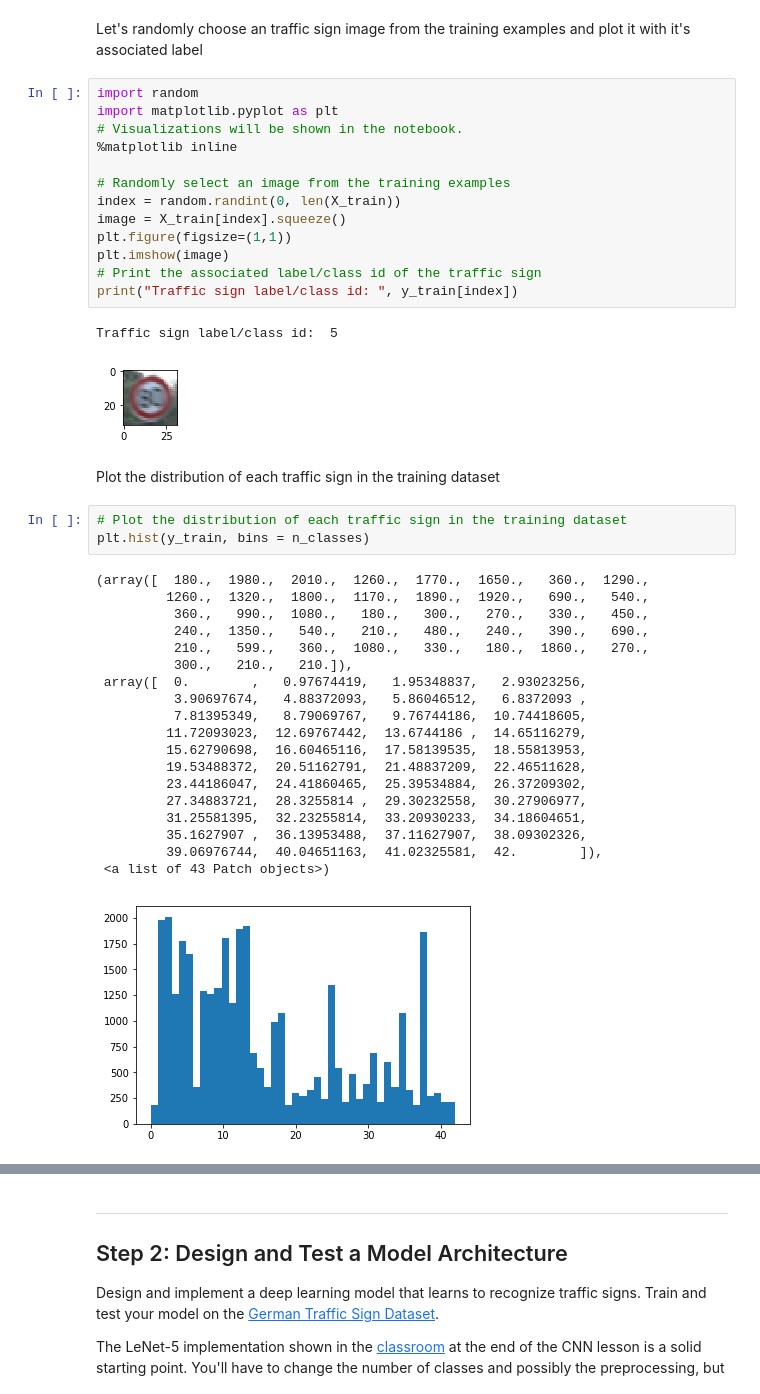
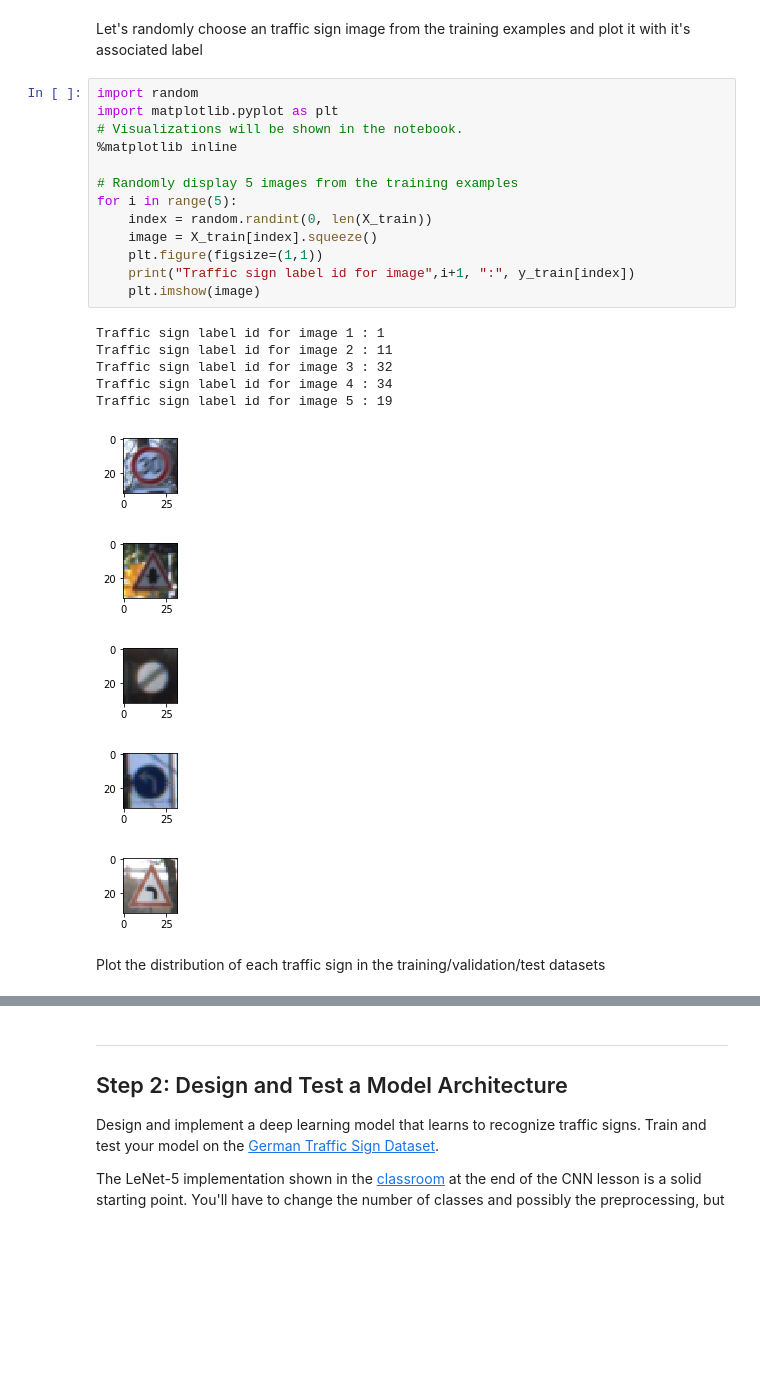
Before and after one commit to vinny-palumbo/AutonomousCars-TrafficSignClassification, a Jupyter notebook: Traffic_Sign_Classifier.ipynb, the cells around one changed output, grey strips where cells are left out. Saved outputs shown, nothing was run; the diff lists cells and outputs as text; blank space fills up the shorter version.

```diff
--- a/Traffic_Sign_Classifier.ipynb
+++ b/Traffic_Sign_Classifier.ipynb
@@ -92,41 +92,26 @@ Let's randomly choose an traffic sign image from the training examples and plot
 # %%
 import random
 import matplotlib.pyplot as plt
 # Visualizations will be shown in the notebook.
 %matplotlib inline
 
-# Randomly select an image from the training examples
-index = random.randint(0, len(X_train))
-image = X_train[index].squeeze()
-plt.figure(figsize=(1,1))
-plt.imshow(image)
-# Print the associated label/class id of the traffic sign
-print("Traffic sign label/class id: ", y_train[index])
+# Randomly display 5 images from the training examples
+for i in range(5):
+    index = random.randint(0, len(X_train))
+    image = X_train[index].squeeze()
+    plt.figure(figsize=(1,1))
+    print("Traffic sign label id for image",i+1, ":", y_train[index])
+    plt.imshow(image)
 # %% [output]
-Traffic sign label/class id:  5
+Traffic sign label id for image 1 : 1
+Traffic sign label id for image 2 : 11
+Traffic sign label id for image 3 : 32
+Traffic sign label id for image 4 : 34
+Traffic sign label id for image 5 : 19
-[figure, old version]
+[figure, new version]
+[figure, added]
+[figure, added]
+[figure, added]
+[figure, added]
 # %% [markdown]
-Plot the distribution of each traffic sign in the training dataset
+Plot the distribution of each traffic sign in the training/validation/test datasets
-# %%
-# Plot the distribution of each traffic sign in the training dataset
-plt.hist(y_train, bins = n_classes)
-# %% [output]
-(array([  180.,  1980.,  2010.,  1260.,  1770.,  1650.,   360.,  1290.,
-         1260.,  1320.,  1800.,  1170.,  1890.,  1920.,   690.,   540.,
-          360.,   990.,  1080.,   180.,   300.,   270.,   330.,   450.,
-          240.,  1350.,   540.,   210.,   480.,   240.,   390.,   690.,
-          210.,   599.,   360.,  1080.,   330.,   180.,  1860.,   270.,
-          300.,   210.,   210.]),
- array([  0.        ,   0.97674419,   1.95348837,   2.93023256,
-          3.90697674,   4.88372093,   5.86046512,   6.8372093 ,
-          7.81395349,   8.79069767,   9.76744186,  10.74418605,
-         11.72093023,  12.69767442,  13.6744186 ,  14.65116279,
-         15.62790698,  16.60465116,  17.58139535,  18.55813953,
-         19.53488372,  20.51162791,  21.48837209,  22.46511628,
-         23.44186047,  24.41860465,  25.39534884,  26.37209302,
-         27.34883721,  28.3255814 ,  29.30232558,  30.27906977,
-         31.25581395,  32.23255814,  33.20930233,  34.18604651,
-         35.1627907 ,  36.13953488,  37.11627907,  38.09302326,
-         39.06976744,  40.04651163,  41.02325581,  42.        ]),
- <a list of 43 Patch objects>)
-[figure, removed]
```
Also changed, not shown: parts of 5 cells of this notebook.
